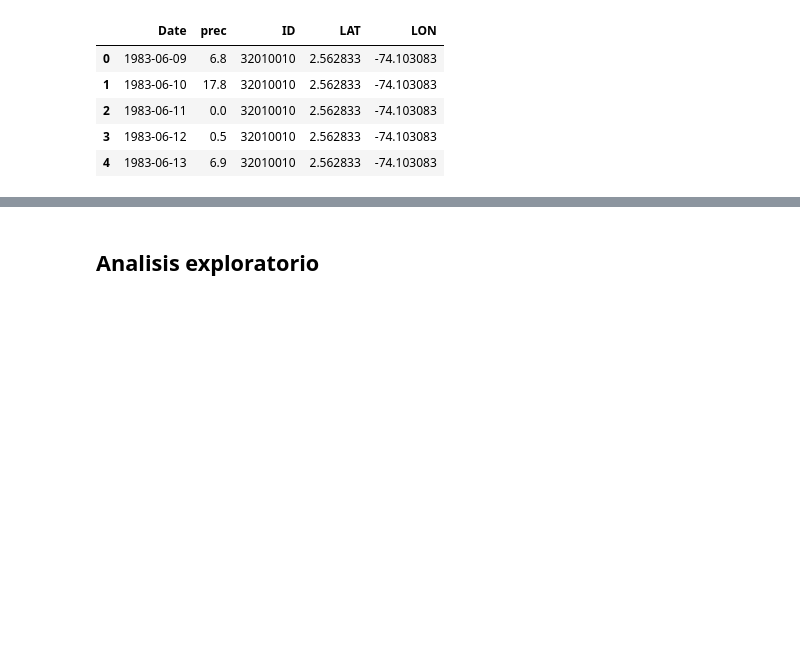
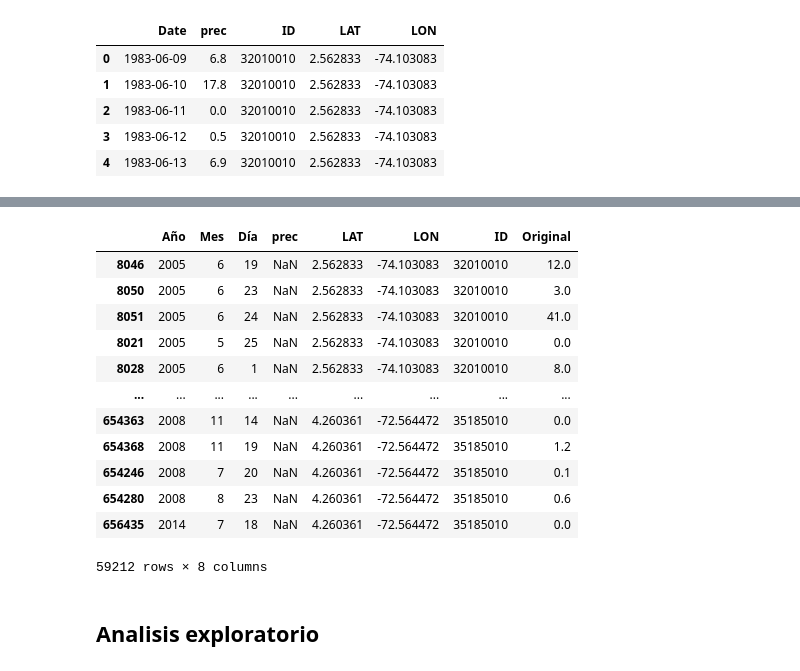
Before and after one commit to Ronaldoh99/Proyecto_mod_precipitacion, a Jupyter notebook: Codigos de Python/NoteNook_model_XGboost.ipynb, the cells around one changed output, grey strips where cells are left out. Saved outputs shown, nothing was run; the diff lists cells and outputs as text; code cells hidden in the pictures; blank space fills up the shorter version.

```diff
--- a/Codigos de Python/NoteNook_model_XGboost.ipynb
+++ b/Codigos de Python/NoteNook_model_XGboost.ipynb
@@ -86,3 +190,20 @@ data = data[['ID', 'Year', 'Month', 'Day', 'prec', 'LAT', 'LON']].copy()
+# %%
+soloNAn=na_rows = data_completa_mod2[data_completa_mod2['prec'].isna()]
+soloNAn
+# %% [output]
+|  | Año | Mes | Día | prec | LAT | LON | ID | Original |
+| 8046 | 2005 | 6 | 19 | NaN | 2.562833 | -74.103083 | 32010010 | 12.0 |
+| 8050 | 2005 | 6 | 23 | NaN | 2.562833 | -74.103083 | 32010010 | 3.0 |
+| 8051 | 2005 | 6 | 24 | NaN | 2.562833 | -74.103083 | 32010010 | 41.0 |
+| 8021 | 2005 | 5 | 25 | NaN | 2.562833 | -74.103083 | 32010010 | 0.0 |
+| 8028 | 2005 | 6 | 1 | NaN | 2.562833 | -74.103083 | 32010010 | 8.0 |
+| ... | ... | ... | ... | ... | ... | ... | ... | ... |
+| 654363 | 2008 | 11 | 14 | NaN | 4.260361 | -72.564472 | 35185010 | 0.0 |
+| 654368 | 2008 | 11 | 19 | NaN | 4.260361 | -72.564472 | 35185010 | 1.2 |
+| 654246 | 2008 | 7 | 20 | NaN | 4.260361 | -72.564472 | 35185010 | 0.1 |
+| 654280 | 2008 | 8 | 23 | NaN | 4.260361 | -72.564472 | 35185010 | 0.6 |
+| 656435 | 2014 | 7 | 18 | NaN | 4.260361 | -72.564472 | 35185010 | 0.0 |
+59212 rows × 8 columns
 # %% [markdown]
 ## Analisis exploratorio
 # %%
```
Also changed, not shown: parts of 26 cells of this notebook.
